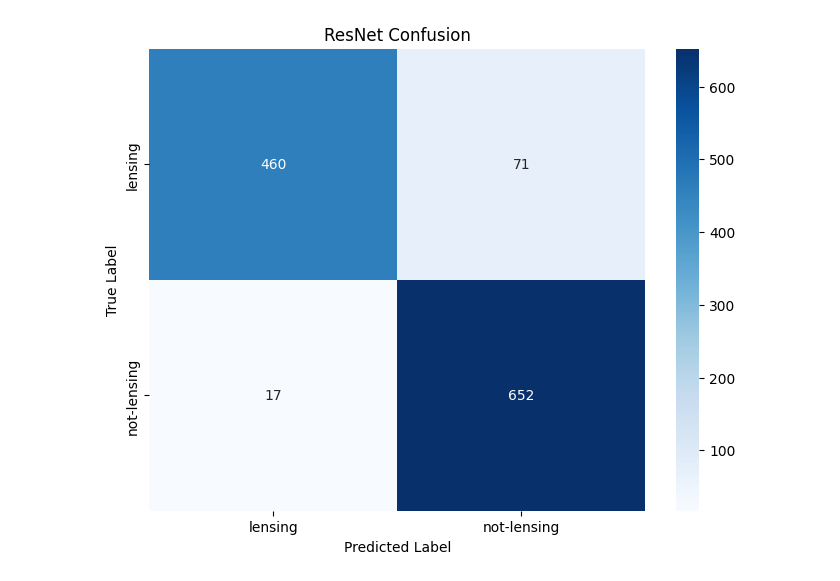
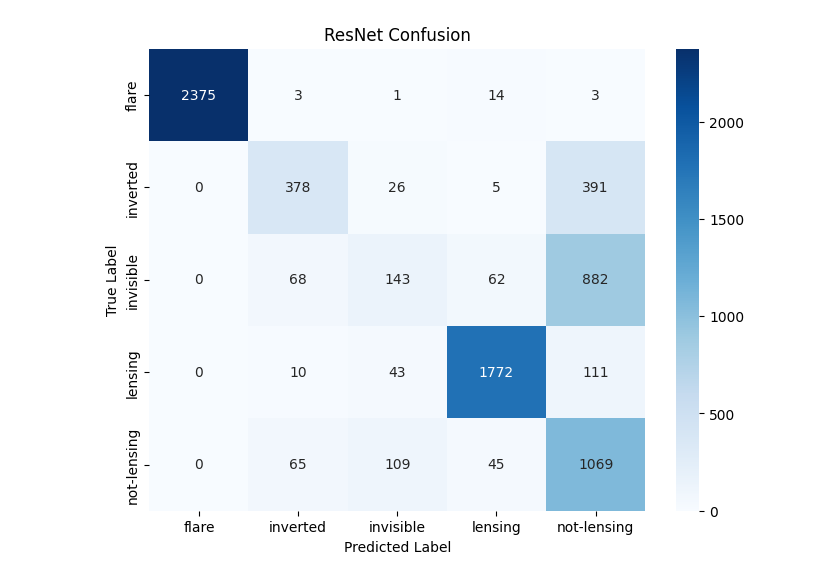
Before and after one commit to COBALT-lensing/AstroSearchLight, a Jupyter notebook: model_analysis.ipynb, the cells around one changed output. Saved outputs shown, nothing was run; the diff lists cells and outputs as text; code cells hidden in the pictures.

```diff
--- a/model_analysis.ipynb
+++ b/model_analysis.ipynb
@@ -12,7 +12,23 @@ from upsilon import UpsilonFilter
 from lightcurves import LC_VALIDATION_PATH
 # %%
-LABELS = ['lensing', 'not-lensing']
+LABELS = sorted(
+    path.name for path in LC_VALIDATION_PATH.iterdir() if path.is_dir()
+)
 # %%
+def classify_validation_folders(model):
+    validation_results = {
+        label: model.classify_folder(LC_VALIDATION_PATH / label)
+        for label in LABELS
+    }
+    confusion_matrix = numpy.array([
+        [
+            Counter(v[0] for v in validation_results[label].values())[predicted_label]
+            for predicted_label in LABELS
+        ]
+        for label in LABELS
+    ])
+    return confusion_matrix
+
 def plot_confusion(confusion_matrix, title=None):
     pyplot.figure(figsize=(8, 6))
     seaborn.heatmap(confusion_matrix, annot=True, fmt='d', cmap='Blues',
@@ -51,13 +49,6 @@ plot_confusion(u_confusion, "UPSILON-T Confusion")
 # %%
-r = ResNetFilter()
-r_lensing = r.classify_folder(LC_VALIDATION_PATH / 'lensing')
-r_not = r.classify_folder(LC_VALIDATION_PATH / 'not-lensing')
-r_lensing_labels = Counter([v[0] for v in r_lensing.values()])
-r_not_labels = Counter([v[0] for v in r_not.values()])
-r_confusion = numpy.array([
-    [r_lensing_labels[LABELS[0]], r_lensing_labels[LABELS[1]]],
-    [r_not_labels[LABELS[0]], r_not_labels[LABELS[1]]]
-])
+r = ResNetFilter(loader_workers=0) # loader_workers=0 to avoid multiprocessing bug with Jupyter
+r_confusion = classify_validation_folders(r)
 plot_confusion(r_confusion, "ResNet Confusion")
 # %% [output]
-[figure, old version]
+[figure, new version]
```
Also changed, not shown: parts of 3 cells of this notebook.
